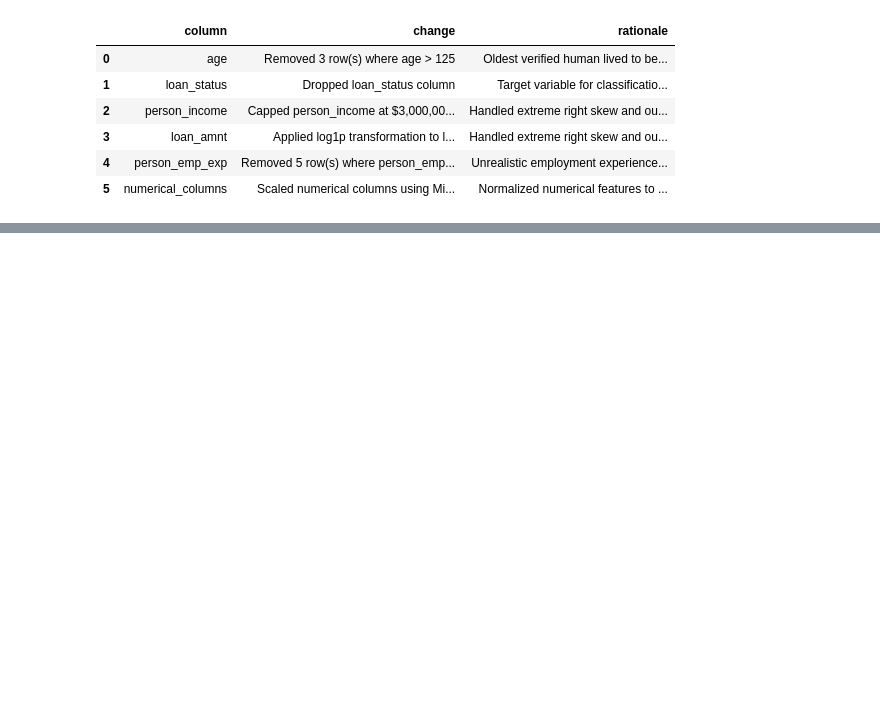
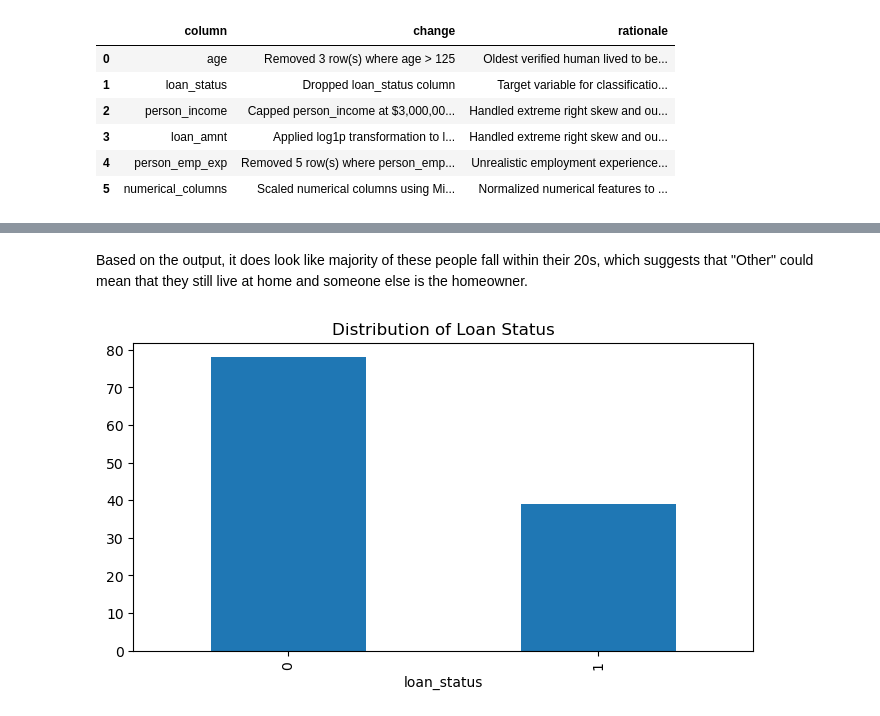
Before and after one commit to jb705249/SJU_DSS_740_Final_Project, a Jupyter notebook: Scr/initial_data_cleaning.ipynb, the cells around one changed output, grey strips where cells are left out. Drawn from its saved outputs; the diff is of its cells as text; code cells hidden in the pictures; blank space fills up the shorter version.

```diff
--- a/Scr/initial_data_cleaning.ipynb
+++ b/Scr/initial_data_cleaning.ipynb
@@ -353,0 +419,10 @@ memory usage: 4.8+ MB
+# %% [markdown]
+Based on the output, it does look like majority of these people fall within their 20s, which suggests that "Other" could mean that they still live at home and someone else is the homeowner.
+# %%
+#Look at the distribution for loan amount
+fig = plt.figure(figsize=(8, 4))
+other_home_ownership['loan_status'].value_counts().plot(kind='bar')
+plt.title(f"Distribution of Loan Status")
+plt.show()
+# %% [output]
+[figure, added]
```
Also changed, not shown: parts of 22 cells of this notebook.
